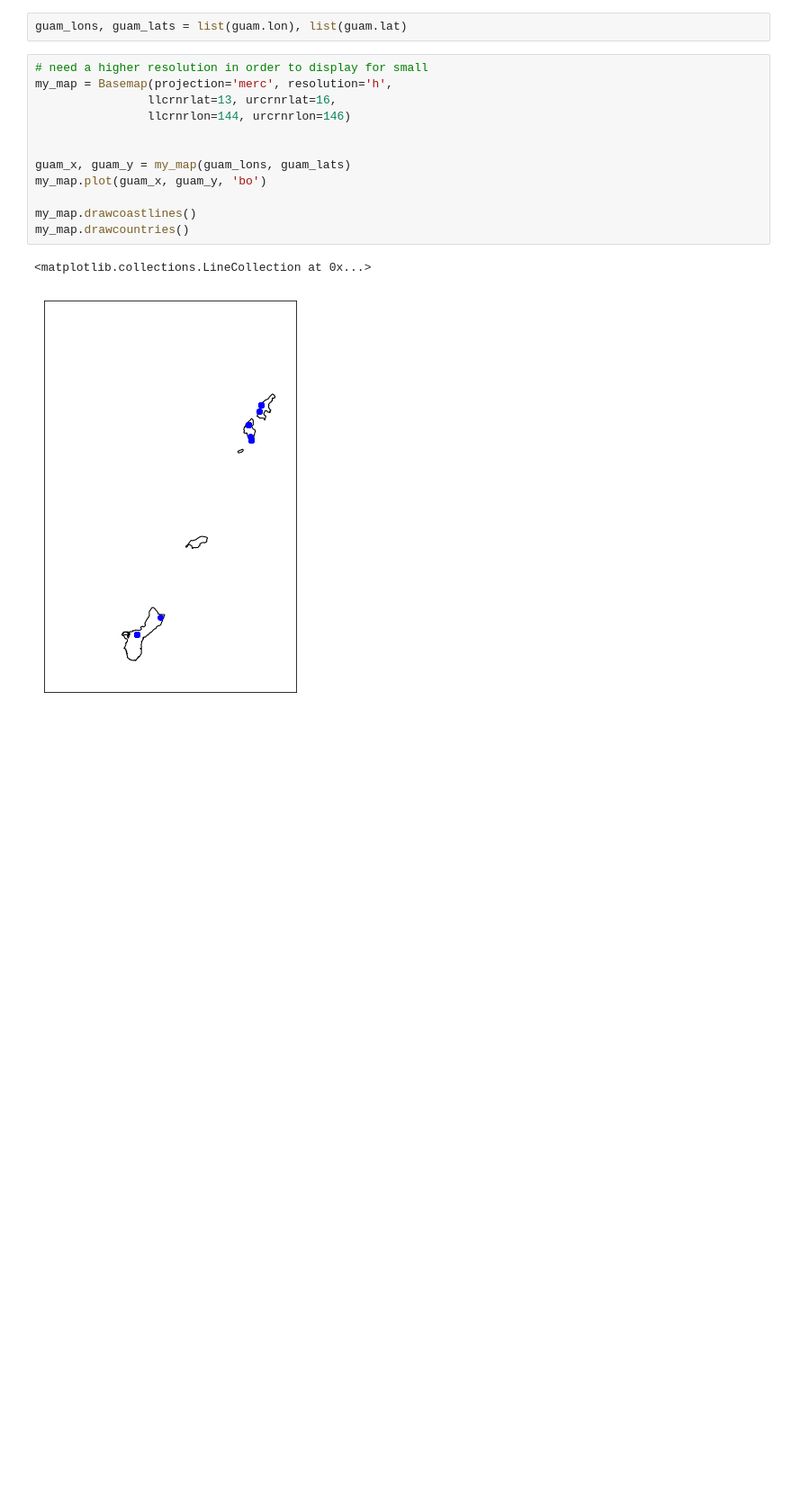
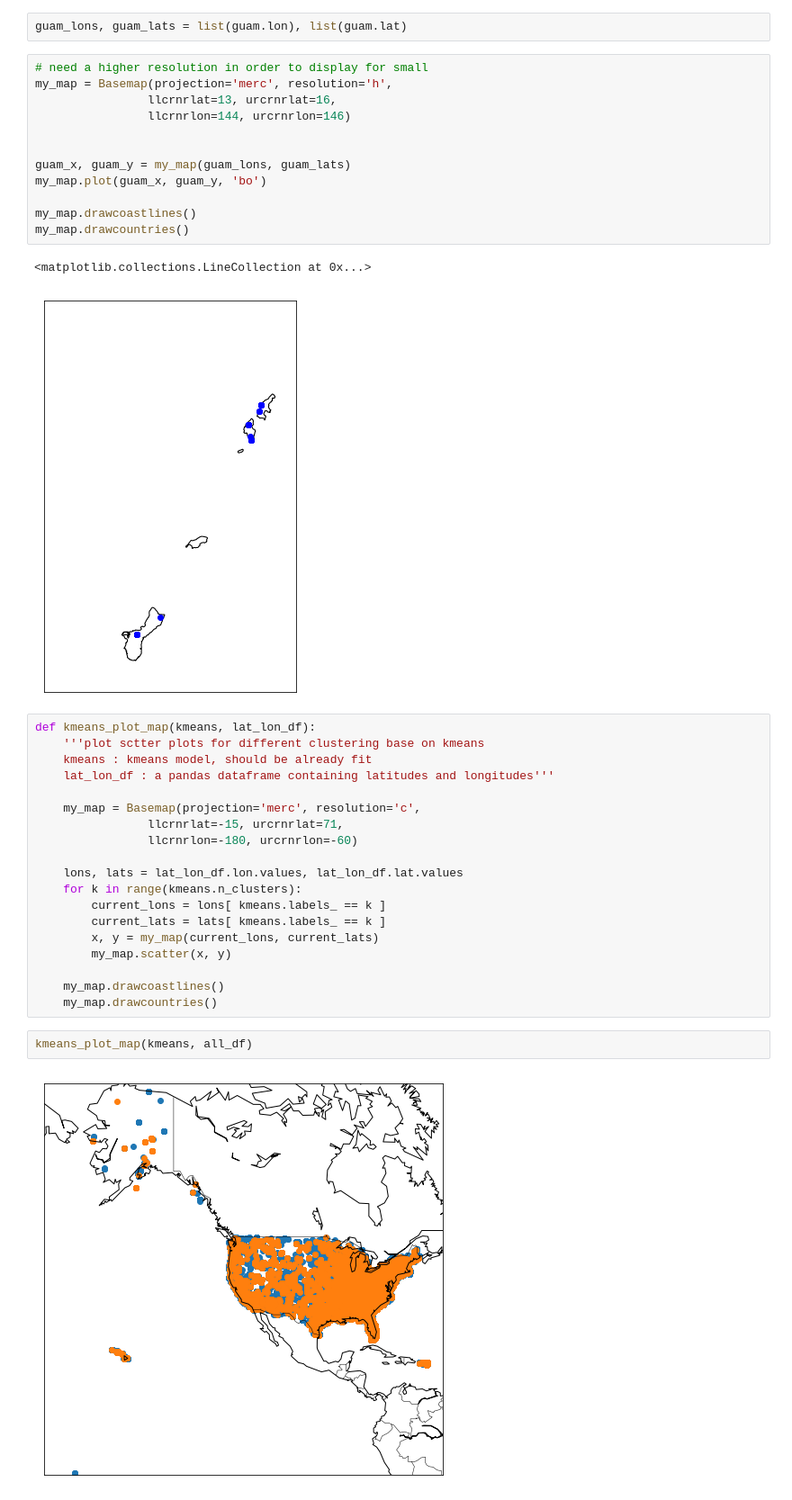
Before and after one commit to gpcarr/twitter_data_analysis, a Jupyter notebook: clusters.ipynb, the cells around one changed output. Shown at 90% size. Cells and saved outputs as stored; diff of their text form; blank space fills up the shorter version.

```diff
--- a/clusters.ipynb
+++ b/clusters.ipynb
@@ -383,3 +383,26 @@ my_map.drawcountries()
 # %% [output]
 <matplotlib.collections.LineCollection at 0x...>
 [figure]
+# %%
+def kmeans_plot_map(kmeans, lat_lon_df):
+    '''plot sctter plots for different clustering base on kmeans
+    kmeans : kmeans model, should be already fit
+    lat_lon_df : a pandas dataframe containing latitudes and longitudes'''
+
+    my_map = Basemap(projection='merc', resolution='c',
+                llcrnrlat=-15, urcrnrlat=71,
+                llcrnrlon=-180, urcrnrlon=-60)
+
+    lons, lats = lat_lon_df.lon.values, lat_lon_df.lat.values
+    for k in range(kmeans.n_clusters):
+        current_lons = lons[ kmeans.labels_ == k ]
+        current_lats = lats[ kmeans.labels_ == k ]
+        x, y = my_map(current_lons, current_lats)
+        my_map.scatter(x, y)
+
+    my_map.drawcoastlines()
+    my_map.drawcountries()
+# %%
+kmeans_plot_map(kmeans, all_df)
+# %% [output]
+[figure, added]
```
Also changed, not shown: parts of 3 cells of this notebook.
